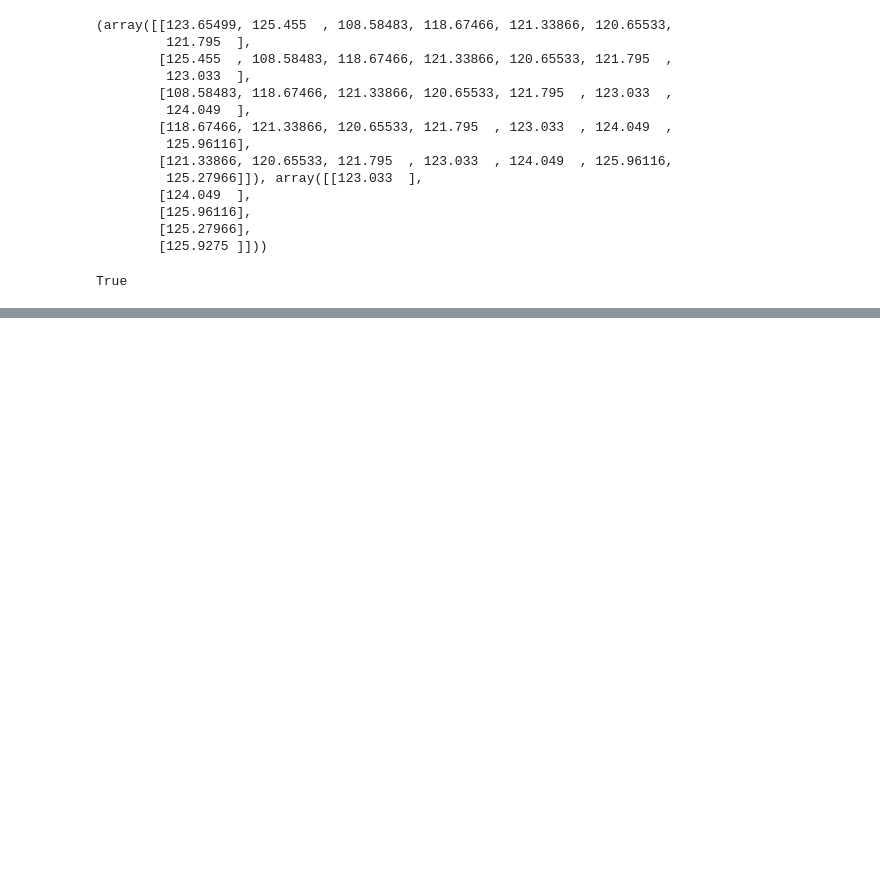
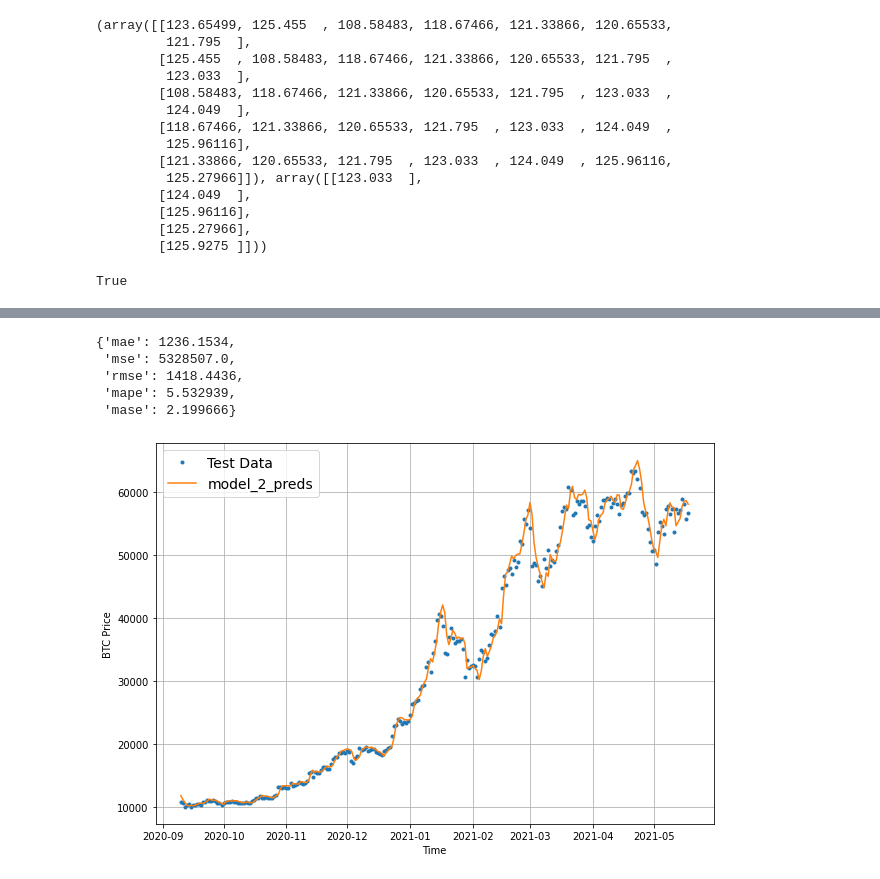
Before and after one commit to Sashank11/learn_tensorflow, a Jupyter notebook: Forcasting.ipynb, the cells around one changed output, grey strips where cells are left out. Saved outputs shown, nothing was run; the diff lists cells and outputs as text; code cells hidden in the pictures; blank space fills up the shorter version.

```diff
--- a/Forcasting.ipynb
+++ b/Forcasting.ipynb
@@ -302,0 +419,5 @@ True
+# %%
+# Train and test
+train_windows, test_windows, train_labels, test_labels = make_train_test_splits(windows = full_windows,
+                                                                  labels = full_labels,
+                                                                  test_split = 0.2)
@@ -302,0 +473,4 @@ True
+# %%
+# Loading the best perfoming instance into the model
+model_2 = tf.keras.models.load_model("model_experiments/model_2_dense/")
+model_2.evaluate(test_windows, test_labels)
@@ -302,0 +480,3 @@ True
+# %%
+model_2_preds = make_preds(model_2,
+                           input_data = test_windows)
@@ -302,0 +512,27 @@ True
+# %%
+model_2_results = evaluate_preds(y_true = tf.squeeze(test_labels),
+                                 y_pred = model_2_preds)
+model_2_results
+# %% [output]
+{'mae': 1236.1534,
+ 'mse': 5328507.0,
+ 'rmse': 1418.4436,
+ 'mape': 5.532939,
+ 'mase': 2.199666}
+# %%
+#Plot model 2
+offset = 300
+plt.figure(figsize=(10,7))
+plot_time_series(timesteps = X_test[-len(test_windows):],
+                 values = test_labels[:, 0],
+                 start = offset,
+                 format = ".",
+                 label = "Test Data")
+
+plot_time_series(timesteps = X_test[-len(test_windows):],
+                 values = tf.reduce_mean(model_2_preds, axis = 1),
+                 start = offset,
+                 format = "-",
+                 label = "model_2_preds")
+# %% [output]
+[figure, added]
```
Also changed, not shown: parts of 47 cells of this notebook.
